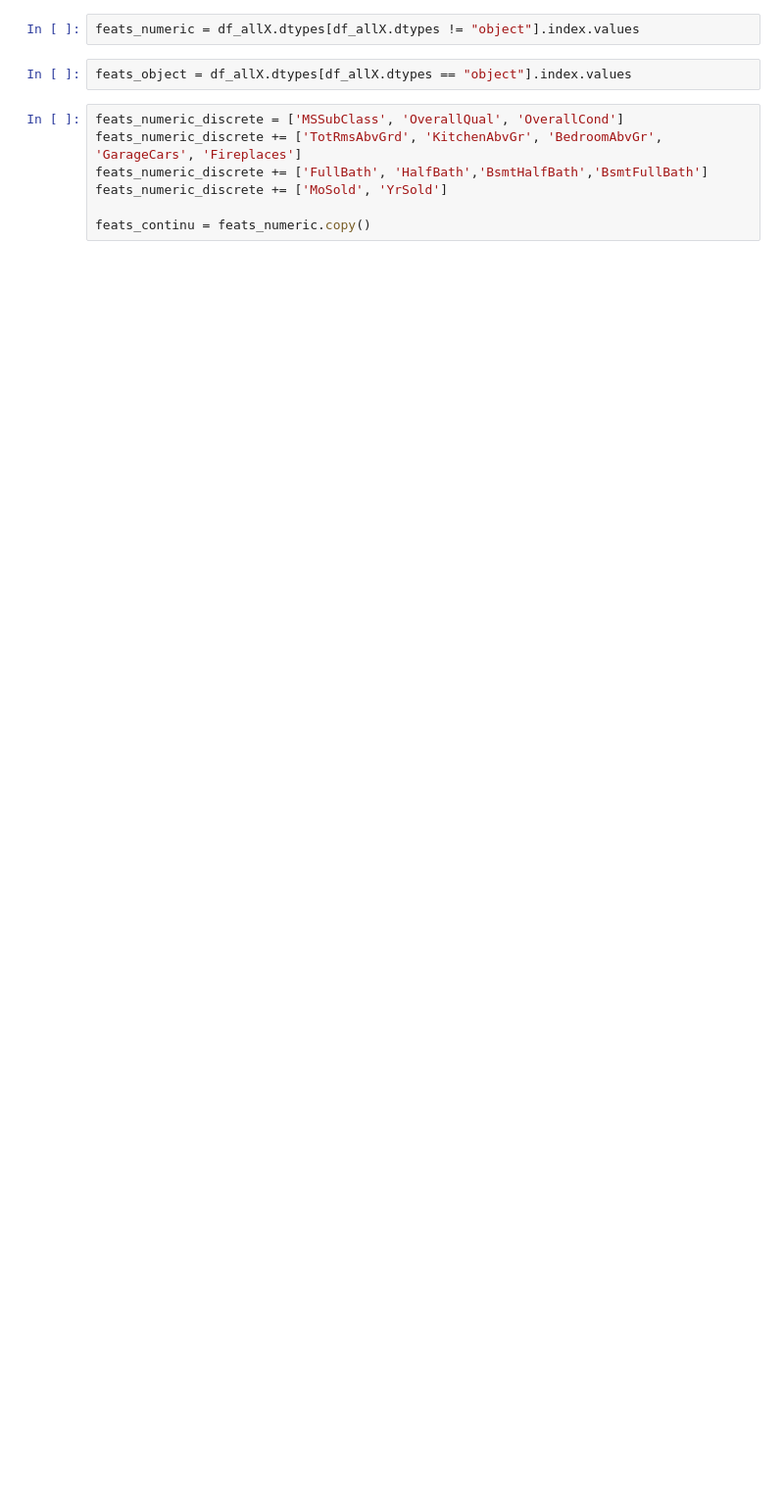
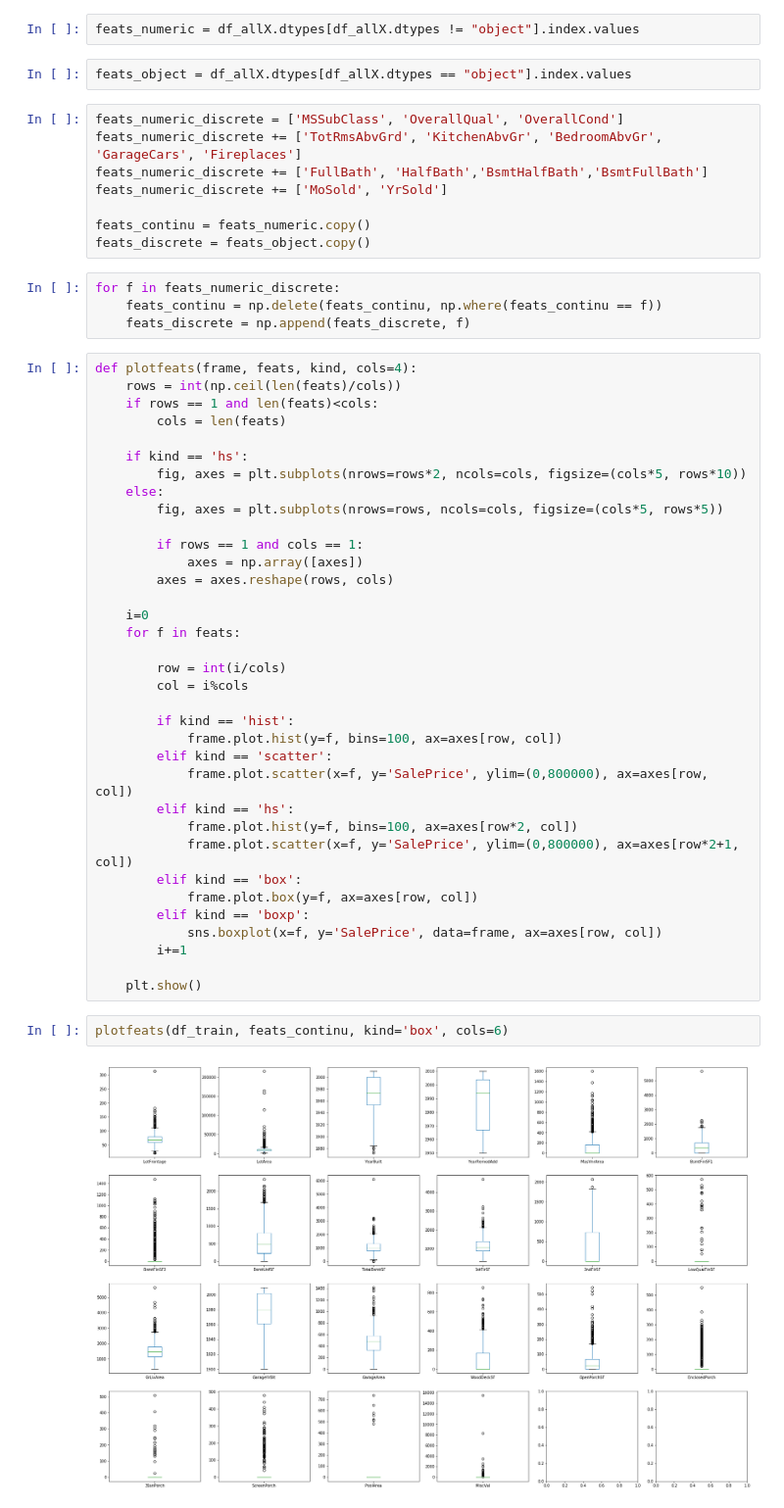
Before and after one commit to DonaldRR/housePricePred, a Jupyter notebook: Untitled.ipynb, the cells around one changed output. Shown at 98% size. Cells and saved outputs as stored; diff of their text form; blank space fills up the shorter version.

```diff
--- a/Untitled.ipynb
+++ b/Untitled.ipynb
@@ -24,3 +24,47 @@ feats_numeric_discrete += ['FullBath', 'HalfBath','BsmtHalfBath','BsmtFullBath']
 feats_numeric_discrete += ['MoSold', 'YrSold']
 
 feats_continu = feats_numeric.copy()
+feats_discrete = feats_object.copy()
+# %%
+for f in feats_numeric_discrete:
+    feats_continu = np.delete(feats_continu, np.where(feats_continu == f))
+    feats_discrete = np.append(feats_discrete, f)
+# %%
+def plotfeats(frame, feats, kind, cols=4):
+    rows = int(np.ceil(len(feats)/cols))
+    if rows == 1 and len(feats)<cols:
+        cols = len(feats)
+
+    if kind == 'hs':
+        fig, axes = plt.subplots(nrows=rows*2, ncols=cols, figsize=(cols*5, rows*10))
+    else:
+        fig, axes = plt.subplots(nrows=rows, ncols=cols, figsize=(cols*5, rows*5))
+
+        if rows == 1 and cols == 1:
+            axes = np.array([axes])
+        axes = axes.reshape(rows, cols)
+
+    i=0
+    for f in feats:
+
+        row = int(i/cols)
+        col = i%cols
+
+        if kind == 'hist':
+            frame.plot.hist(y=f, bins=100, ax=axes[row, col])
+        elif kind == 'scatter':
+            frame.plot.scatter(x=f, y='SalePrice', ylim=(0,800000), ax=axes[row, col])
+        elif kind == 'hs':
+            frame.plot.hist(y=f, bins=100, ax=axes[row*2, col])
+            frame.plot.scatter(x=f, y='SalePrice', ylim=(0,800000), ax=axes[row*2+1, col])
+        elif kind == 'box':
+            frame.plot.box(y=f, ax=axes[row, col])
+        elif kind == 'boxp':
+            sns.boxplot(x=f, y='SalePrice', data=frame, ax=axes[row, col])
+        i+=1
+
+    plt.show()
+# %%
+plotfeats(df_train, feats_continu, kind='box', cols=6)
+# %% [output]
+[figure, added]
```
Also changed, not shown: parts of 35 cells of this notebook, 3 other files.
